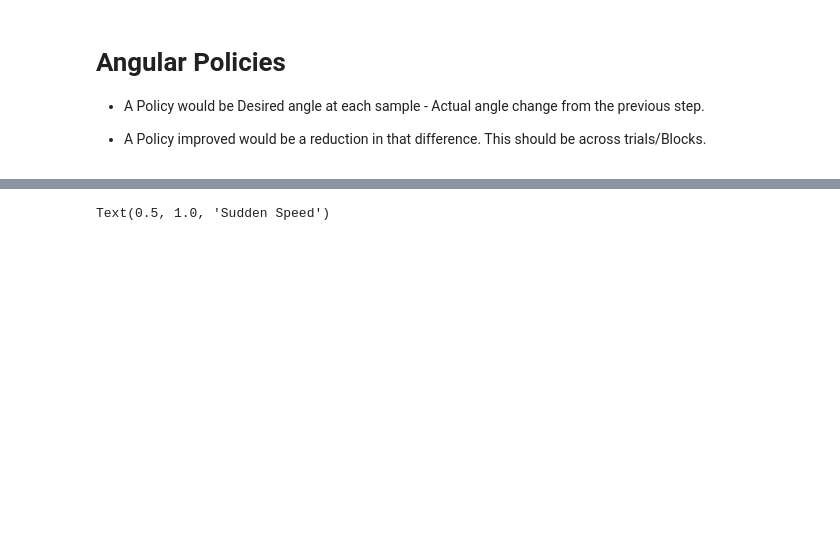
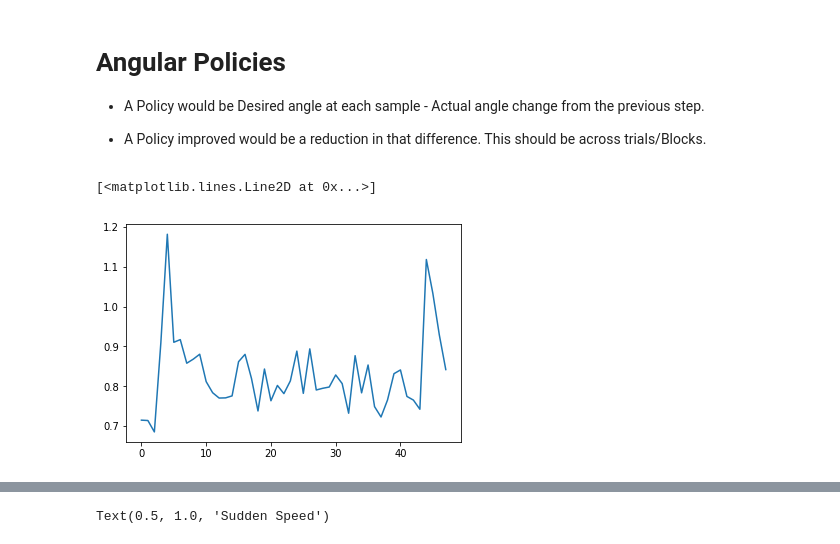
Before and after one commit to tejas-savalia/Lab-Codes, a Jupyter notebook: Psychtoolbox/Visuomotor Adaptation/python_scripts/analyses.ipynb, the cells around one changed output, grey strips where cells are left out. Cells and saved outputs as stored; diff of their text form; code cells hidden in the pictures; blank space fills up the shorter version.

```diff
--- a/Psychtoolbox/Visuomotor Adaptation/python_scripts/analyses.ipynb
+++ b/Psychtoolbox/Visuomotor Adaptation/python_scripts/analyses.ipynb
@@ -1176,9 +1185,24 @@ def policy_angles(data, block, trial):
 # %%
-mean_policy_angles = numpy.zeros((58, 12, 64))
-sem_policy_angles = numpy.zeros((58, 12, 64))
-for participant in range(1, 58):
+mean_policy_angles = numpy.zeros((59, 12, 64))
+sem_policy_angles = numpy.zeros((59, 12, 64))
+del_theta = numpy.zeros((59, 12, 64))
+del_theta_sem = numpy.zeros((59, 12, 64))
+direction = numpy.zeros((59, 12, 64))
+for participant in range(1, 59):
     if participant == 7:
         continue
     for block in range(12):
         for trial in range(64):
-            mean_policy_angles[participant, block, trial], sem_policy_angles[participant, block, trial] = policy_angles(participant, block, trial)
+            mean_policy_angles[participant, block, trial], sem_policy_angles[participant, block, trial], del_theta[participant, block, trial], del_theta_sem[participant, block, trial], direction[participant, block, trial] = policy_angles(participant, block, trial)
+# %%
+insert_zeros = numpy.zeros((12, 4, 4))
+del_theta_1 = numpy.reshape(del_theta[direction==1], (57, 12, 4, 4))
+del_theta_1 = numpy.insert(del_theta_1, [0, 6], insert_zeros, axis = 0)
+
+#numpy.nanmean(numpy.reshape(del_theta, (59, 12, 4, 16))[numpy.reshape(direction, (59, 12, 4, 16)) == 1], axis = 3)
+block_del_theta_1 = numpy.reshape(numpy.nanmean(numpy.reshape(del_theta_1, (59, 12, 4, 4)), axis = 3), (59, 48))
+numpy.shape(block_del_theta_1)
+plt.plot(numpy.nanmean(block_del_theta_1[4::4], axis = 0))
+# %% [output]
+[<matplotlib.lines.Line2D at 0x...>]
+[figure, added]
```
Also changed, not shown: parts of 20 cells of this notebook, 3 other files.
